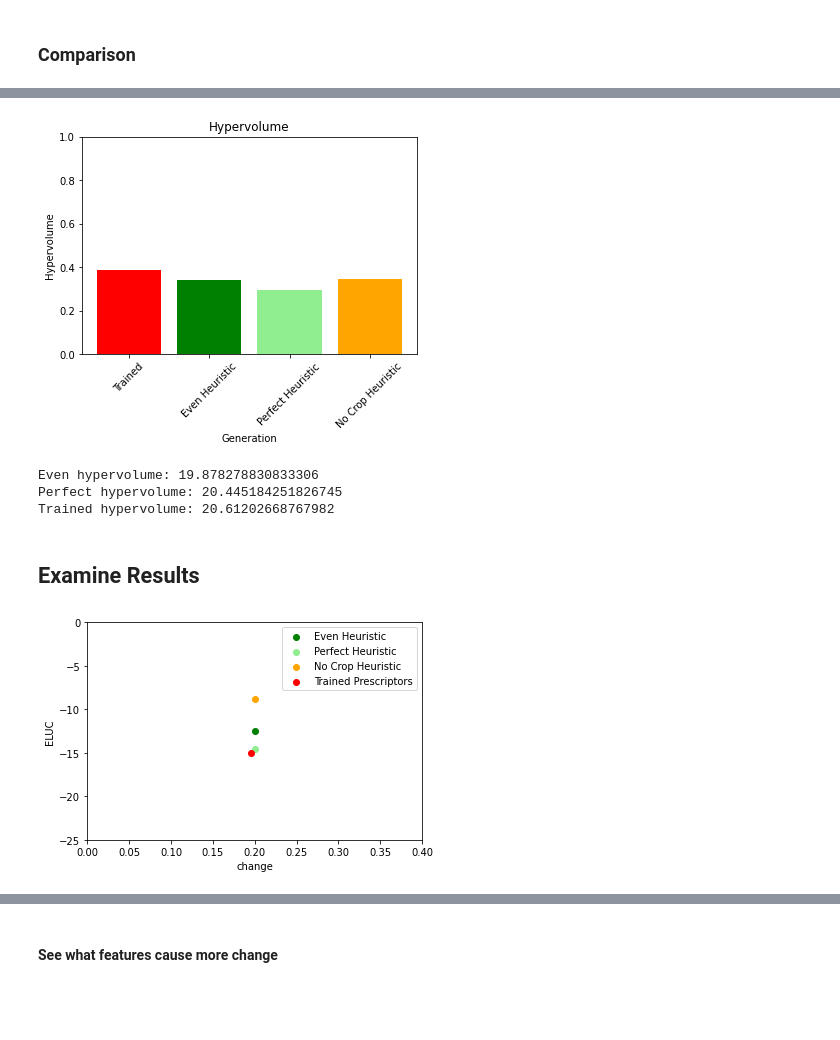
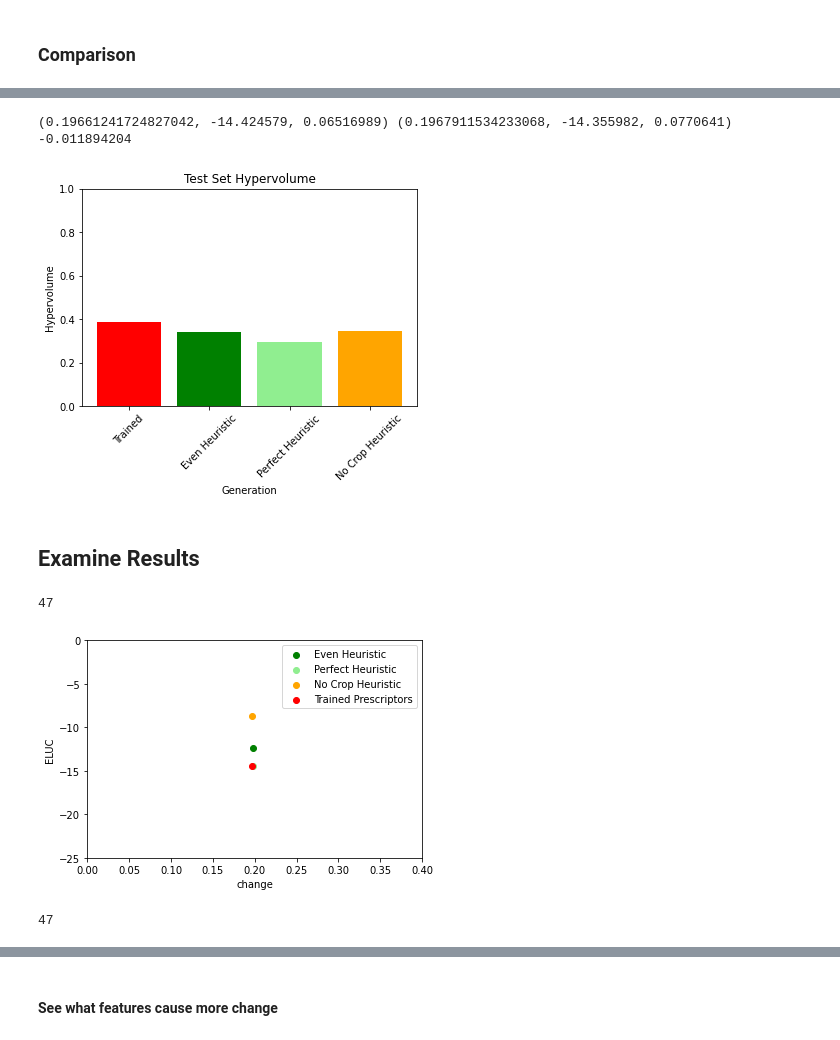
Before and after one commit to Project-Resilience/mvp, a Jupyter notebook: use_cases/eluc/experiments/prescriptor_experiments.ipynb, the cells around one changed output, grey strips where cells are left out. Cells and saved outputs as stored; diff of their text form; code cells hidden in the pictures; blank space fills up the shorter version.

```diff
--- a/use_cases/eluc/experiments/prescriptor_experiments.ipynb
+++ b/use_cases/eluc/experiments/prescriptor_experiments.ipynb
@@ -420,28 +458,36 @@ plt.show()
+# %%
+best_diff_idx = np.argsort(cropchange_diff[non_dom])[1]
+close_idx = get_idx_close(changes[non_dom][best_diff_idx], perfect_changes)
+print((changes[non_dom][best_diff_idx], elucs[non_dom][best_diff_idx], cropchanges[non_dom][best_diff_idx]), (perfect_changes[close_idx], perfect_elucs[close_idx], perfect_cropchanges[close_idx]))
+print(cropchanges[non_dom][best_diff_idx] - perfect_cropchanges[close_idx])
+# %% [output]
+(0.19661241724827042, -14.424579, 0.06516989) (0.1967911534233068, -14.355982, 0.0770641)
+-0.011894204
 # %%
 ref_point=np.array([0, max(perfect_changes), max(perfect_cropchanges)])
 ideal=np.array([min(perfect_elucs), 0, 0])
 
 nadir = ref_point
 metric = Hypervolume(ref_point=ref_point,
                         norm_ref_point=True,
                         zero_to_one=True,
                         ideal=ideal,
                         nadir=nadir)
 
 trained_hv = metric.do(trained_F)
 even_hv = metric.do(even_F)
 perfect_hv = metric.do(perfect_F)
 crop_hv = metric.do(crop_F)
 
 plt.bar(["Trained", "Even Heuristic", "Perfect Heuristic", "No Crop Heuristic"],
         [trained_hv, even_hv, perfect_hv, crop_hv],
         color=["red", "green", "lightgreen", "orange"])
 plt.ylim(0, 1)
 plt.xticks(rotation=45)
 
-plt.title("Hypervolume")
+plt.title("Test Set Hypervolume")
 plt.xlabel("Generation")
 plt.ylabel("Hypervolume")
 plt.show()
 # %% [output]
-[figure, old version]
+[figure, new version]
@@ -507,14 +494,3 @@ def two_dim_decreasing_neg_hypervolume(x, y, right=1):
-# %%
-# Filter out points that are dominated by others
-changes_filtered, elucs_filtered = filter_dominating(changes_sorted, elucs_sorted)
-
-print(f"Even hypervolume: {two_dim_decreasing_neg_hypervolume(even_changes, even_elucs)}")
-print(f"Perfect hypervolume: {two_dim_decreasing_neg_hypervolume(perfect_changes, perfect_elucs)}")
-print(f"Trained hypervolume: {two_dim_decreasing_neg_hypervolume(changes_filtered, elucs_filtered)}")
-# %% [output]
-Even hypervolume: 19.878278830833306
-Perfect hypervolume: 20.445184251826745
-Trained hypervolume: 20.61202668767982
 # %% [markdown]
 ## Examine Results
 # %%
@@ -540,22 +516,26 @@ sort_idxs = np.argsort(changes)
 changes_sorted = changes[sort_idxs]
 elucs_sorted = elucs[sort_idxs]
 
-pct = 0.2
-even_idx = get_idx_close(pct, even_changes)
-perfect_idx = get_idx_close(pct, perfect_changes)
-crop_idx = get_idx_close(pct, crop_changes)
-idx = get_idx_close(pct, changes_sorted) - 7
+# pct = 0.2
+idx = np.where(cropchange_diff == cropchange_diff[non_dom][best_diff_idx])[0][0]
+print(idx)
+even_idx = get_idx_close(changes[idx], even_changes) + 1
+perfect_idx = get_idx_close(changes[idx], perfect_changes) + 1
+crop_idx = get_idx_close(changes[idx], crop_changes) + 1
+# idx = get_idx_close(pct, changes_sorted) - 7
+
 
 selected_points = {
     "Even Heuristic": (even_changes[even_idx], even_elucs[even_idx], "green"),
     "Perfect Heuristic": (perfect_changes[perfect_idx], perfect_elucs[perfect_idx], "lightgreen"),
     "No Crop Heuristic": (crop_changes[crop_idx], crop_elucs[crop_idx], "orange"),
-    "Trained Prescriptors": (changes_sorted[idx], elucs_sorted[idx], "red"),
+    "Trained Prescriptors": (changes[idx], elucs[idx], "red"),
 }
 
 plot_selected_points(selected_points)
 # %% [output]
+47
-[figure, old version]
+[figure, new version]
 # %%
 def trained_prescribe_and_predict(prescriptor_manager: PrescriptorManager, cand_id: str, context_df: pd.DataFrame):
     context_actions_df = prescriptor_manager.prescribe(cand_id, context_df)
@@ -565,13 +545,17 @@ def trained_prescribe_and_predict(prescriptor_manager: PrescriptorManager, cand_
     context_actions_df["cropchange"] = outcome_df["cropchange"]
     return context_actions_df
 # %%
-unsorted_idx = np.where(changes == changes_sorted[idx])[0][0]
+# unsorted_idx = np.where(changes == changes_sorted[idx])[0][0]
+unsorted_idx = idx
+print(unsorted_idx)
 trained_id = all_pareto_df["id"].iloc[unsorted_idx]
 trained_result = trained_prescribe_and_predict(torch_manager, trained_id, context_df)
 
 even_result = trained_prescribe_and_predict(even_manager, str(pcts[even_idx]), context_df)
 perfect_result = trained_prescribe_and_predict(perfect_manager, str(pcts[perfect_idx]), context_df)
 no_crop_result = trained_prescribe_and_predict(crop_manager, str(pcts[crop_idx]), context_df)
+# %% [output]
+47
 # %%
 def plot_expanded(result_dict: dict, save_path=None):
     # Evolved first so that it is on the bottom
```
Also changed, not shown: parts of 11 cells of this notebook, 1 other file.
